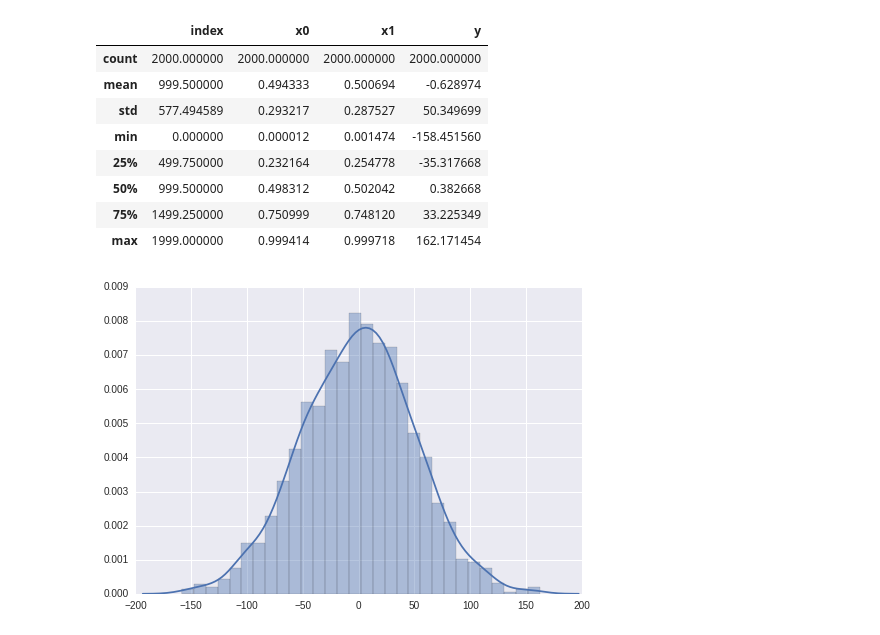
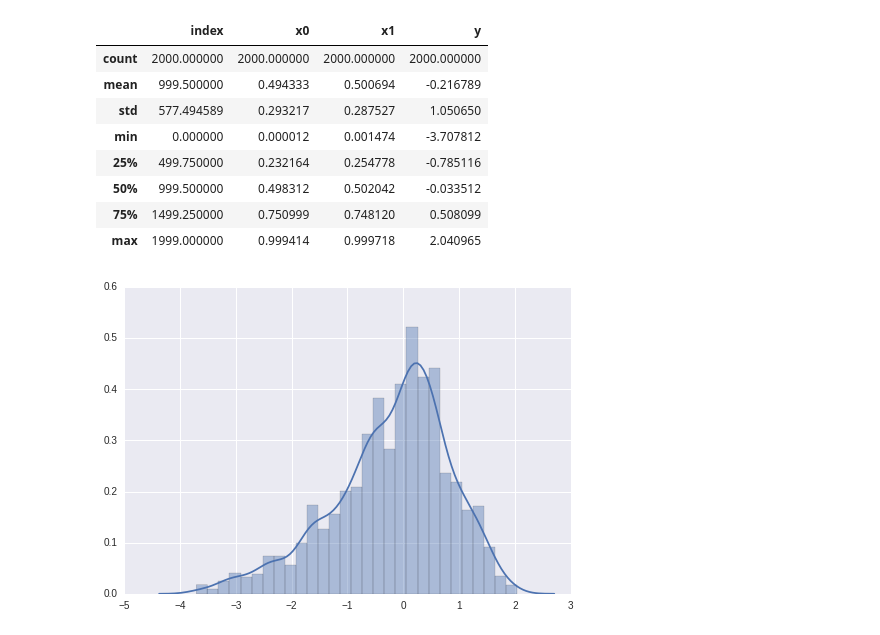
Before and after one commit to krenzland/prior-information, a Jupyter notebook: notebooks/012-DiagonalTestData.ipynb, the cells around one changed output. Cells and saved outputs as stored; diff of their text form; code cells hidden in the pictures.

Commit message:
Update DiagonalTestData with more analysis.
Update library to add datasets and getWeight.

```diff
--- a/notebooks/012-DiagonalTestData.ipynb
+++ b/notebooks/012-DiagonalTestData.ipynb
@@ -12,7 +17,7 @@ import matplotlib.pyplot as plt
 import seaborn as sns
 import pandas as pd
 # %%
-def generateData(dim, level, noiseStd, num):
+def generate_data(dim, level, noiseStd, num):
     np.random.seed(42)
     grid_config = RegularGridConfiguration()
     grid_config.dim_ = dim
@@ -43,26 +48,27 @@ def generateData(dim, level, noiseStd, num):
     X = X.array()
     df = pd.DataFrame(np.append(X,y,axis=1)).reset_index(drop=False)
     df.columns = ['index'] + ['x' + str(x) for x in range(0,dim)] + ['y']
-    return df
+    return df, estimator.getWeights().array()
 
-def saveData(dim, level, noiseStd, num, filename):
-    df = generateData(dim, level, noiseStd, num)
+def save_data(dim, level, noiseStd, num, filename):
+    df, _ = generate_data(dim, level, noiseStd, num)
     prefix = '../datasets/processed/diagonal_test/'
     df.drop(['index'], axis=1).to_csv(os.path.join(prefix, filename), index=None)
 # %%
-df = generateData(2, 5, 50.0, 2000)
+df, weights = generate_data(2, 5, 0, 2000)
 _, y = get_xy(df)
+signal_std = y.std()
 sns.distplot(y)
 df.describe()
 # %% [output]
 |  | index | x0 | x1 | y |
 | count | 2000.000000 | 2000.000000 | 2000.000000 | 2000.000000 |
-| mean | 999.500000 | 0.494333 | 0.500694 | -0.628974 |
-| std | 577.494589 | 0.293217 | 0.287527 | 50.349699 |
-| min | 0.000000 | 0.000012 | 0.001474 | -158.451560 |
-| 25% | 499.750000 | 0.232164 | 0.254778 | -35.317668 |
-| 50% | 999.500000 | 0.498312 | 0.502042 | 0.382668 |
-| 75% | 1499.250000 | 0.750999 | 0.748120 | 33.225349 |
-| max | 1999.000000 | 0.999414 | 0.999718 | 162.171454 |
+| mean | 999.500000 | 0.494333 | 0.500694 | -0.216789 |
+| std | 577.494589 | 0.293217 | 0.287527 | 1.050650 |
+| min | 0.000000 | 0.000012 | 0.001474 | -3.707812 |
+| 25% | 499.750000 | 0.232164 | 0.254778 | -0.785116 |
+| 50% | 999.500000 | 0.498312 | 0.502042 | -0.033512 |
+| 75% | 1499.250000 | 0.750999 | 0.748120 | 0.508099 |
+| max | 1999.000000 | 0.999414 | 0.999718 | 2.040965 |
-[figure, old version]
+[figure, new version]
 # %%
```
Also changed, not shown: parts of 20 cells of this notebook, 2 other files.
